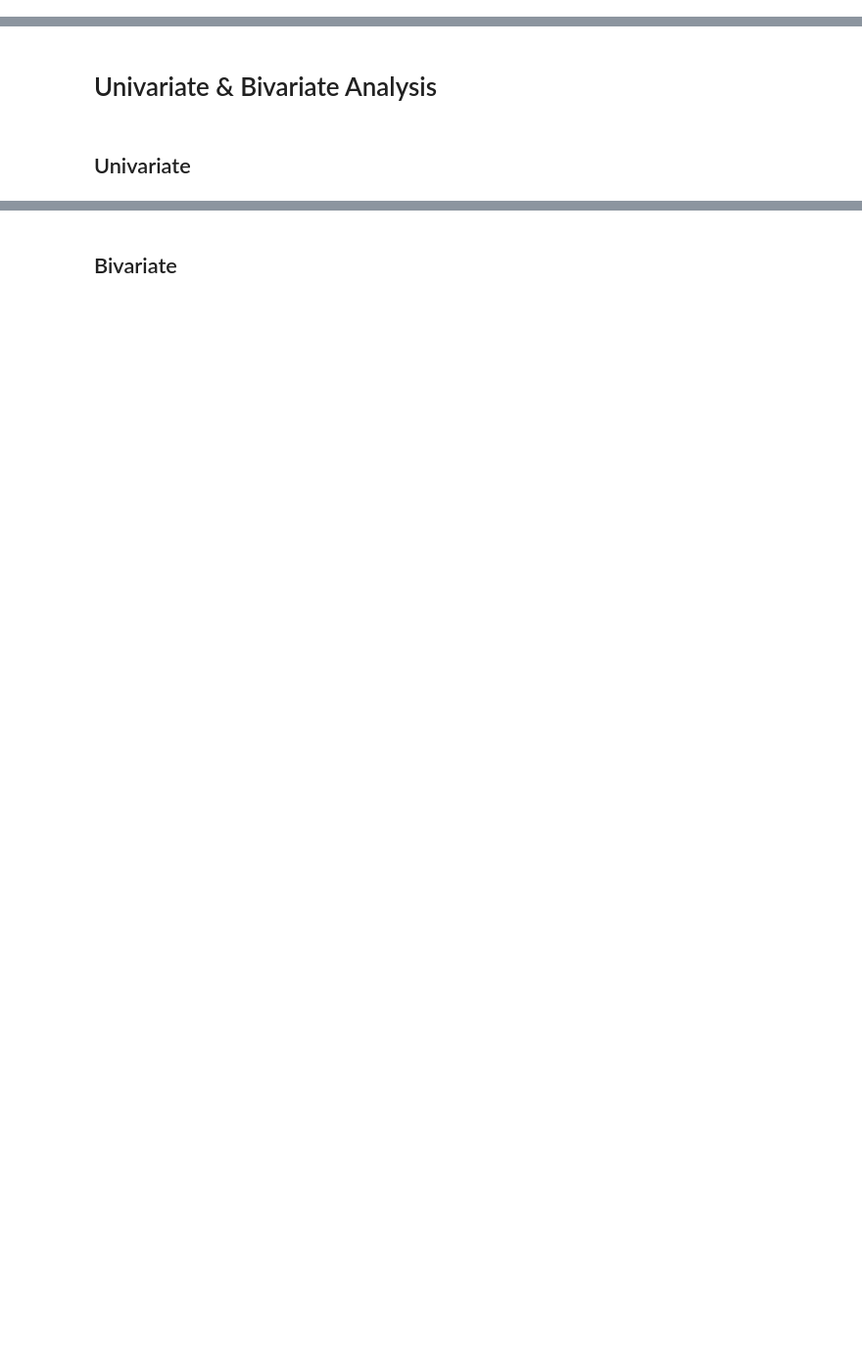
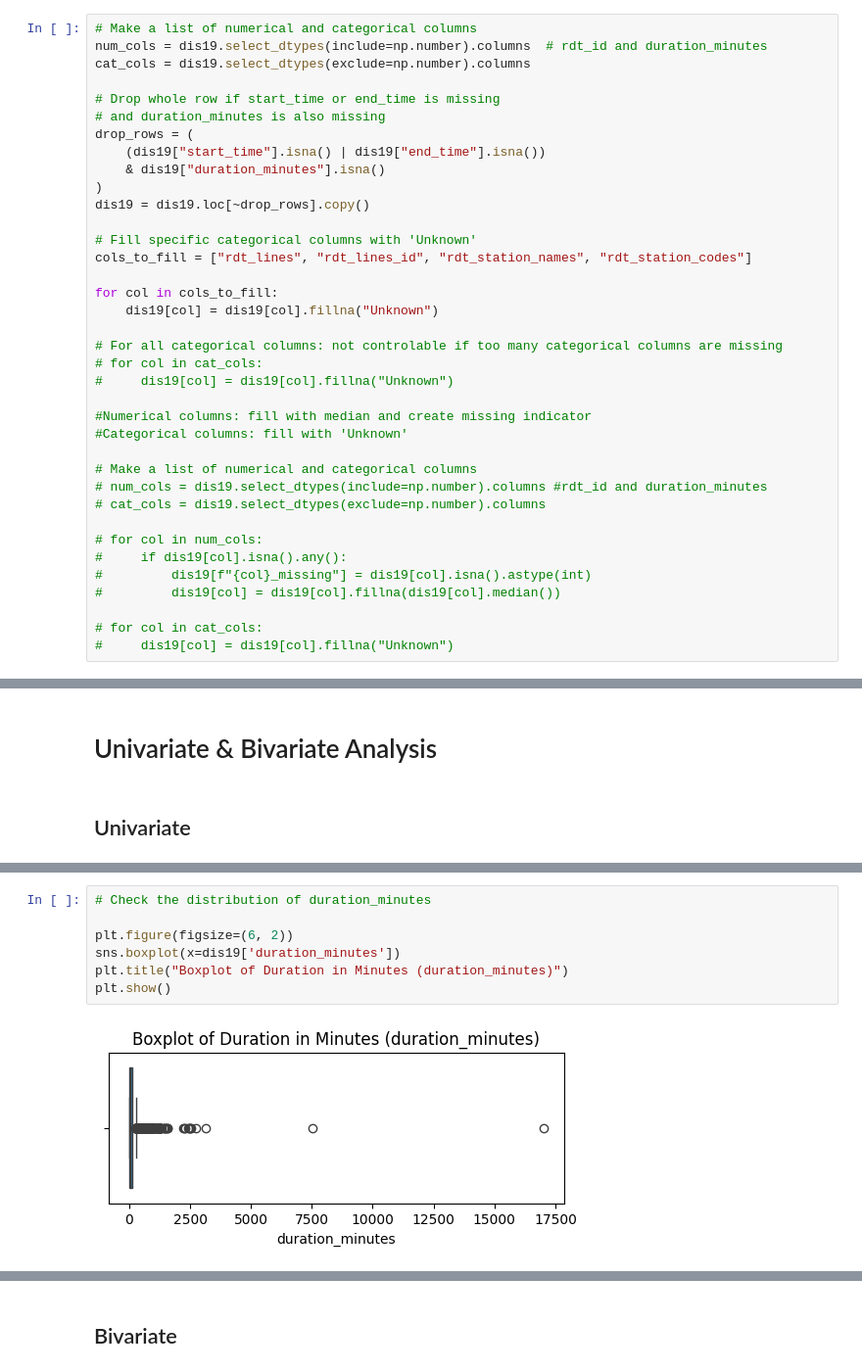
Before and after one commit to ywang0202/master_thesis, a Jupyter notebook: eda_disruptions.ipynb, the cells around one changed output, grey strips where cells are left out. Shown at 98% size. Drawn from its saved outputs; the diff is of its cells as text; blank space fills up the shorter version.

```diff
--- a/eda_disruptions.ipynb
+++ b/eda_disruptions.ipynb
@@ -100,3 +133,40 @@ for col in cat_cols:
 dis19.duplicated().sum()
 # %% [output]
 np.int64(0)
+# %%
+# Make a list of numerical and categorical columns
+num_cols = dis19.select_dtypes(include=np.number).columns  # rdt_id and duration_minutes
+cat_cols = dis19.select_dtypes(exclude=np.number).columns
+
+# Drop whole row if start_time or end_time is missing
+# and duration_minutes is also missing
+drop_rows = (
+    (dis19["start_time"].isna() | dis19["end_time"].isna())
+    & dis19["duration_minutes"].isna()
+)
+dis19 = dis19.loc[~drop_rows].copy()
+
+# Fill specific categorical columns with 'Unknown'
+cols_to_fill = ["rdt_lines", "rdt_lines_id", "rdt_station_names", "rdt_station_codes"]
+
+for col in cols_to_fill:
+    dis19[col] = dis19[col].fillna("Unknown")
+
+# For all categorical columns: not controlable if too many categorical columns are missing
+# for col in cat_cols:
+#     dis19[col] = dis19[col].fillna("Unknown")
+
+#Numerical columns: fill with median and create missing indicator
+#Categorical columns: fill with 'Unknown'
+
+# Make a list of numerical and categorical columns
+# num_cols = dis19.select_dtypes(include=np.number).columns #rdt_id and duration_minutes
+# cat_cols = dis19.select_dtypes(exclude=np.number).columns
+
+# for col in num_cols:
+#     if dis19[col].isna().any():
+#         dis19[f"{col}_missing"] = dis19[col].isna().astype(int)
+#         dis19[col] = dis19[col].fillna(dis19[col].median())
+
+# for col in cat_cols:
+#     dis19[col] = dis19[col].fillna("Unknown")
@@ -148,3 +230,12 @@ duration_category
 120+ min      1366
 Name: count, dtype: int64
 [figure]
+# %%
+# Check the distribution of duration_minutes
+
+plt.figure(figsize=(6, 2))
+sns.boxplot(x=dis19['duration_minutes'])
+plt.title("Boxplot of Duration in Minutes (duration_minutes)")
+plt.show()
+# %% [output]
+[figure, new version]
```
Also changed, not shown: parts of 28 cells of this notebook, 3 other files.
